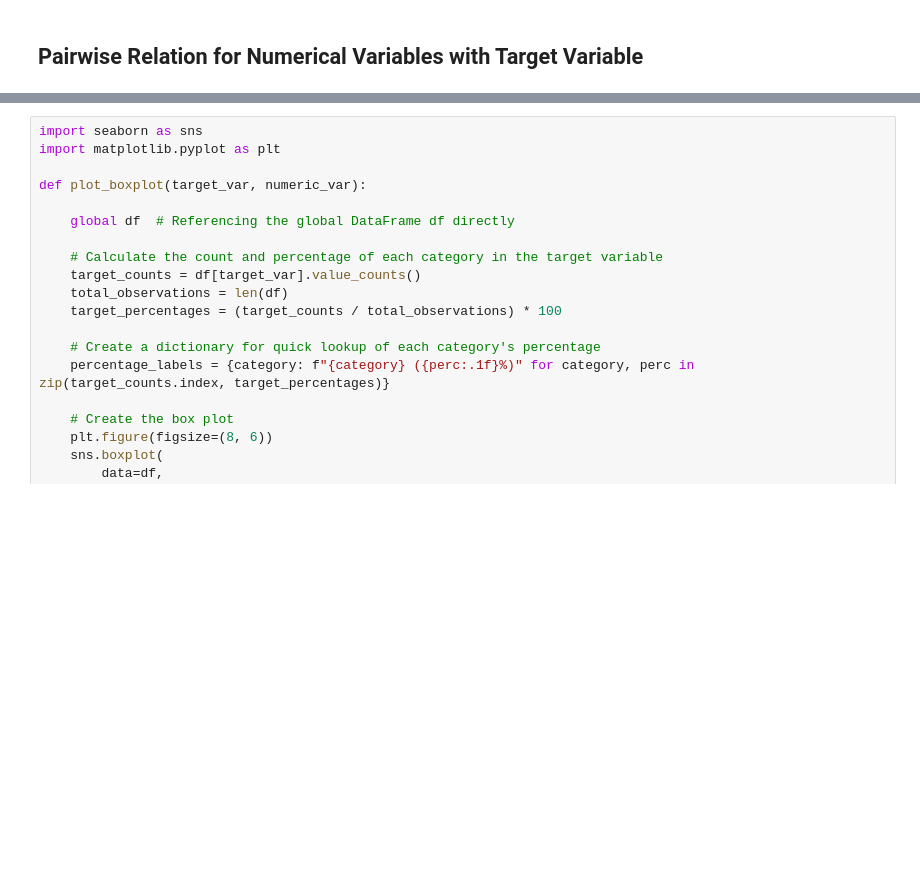
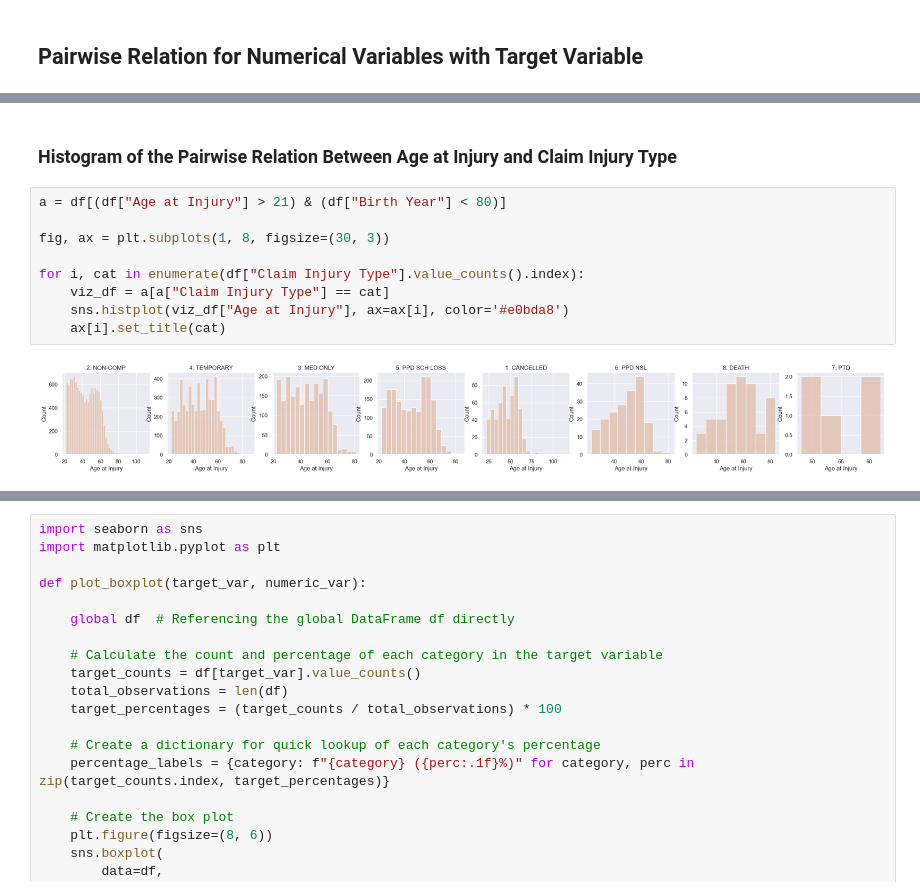
Before and after one commit to DiogoPF/Multiclass_Classification-WCB, a Jupyter notebook: resources/explorative analysis_Isa.ipynb, the cells around one changed output, grey strips where cells are left out. Saved outputs shown, nothing was run; the diff lists cells and outputs as text; blank space fills up the shorter version.

```diff
--- a/resources/explorative analysis_Isa.ipynb
+++ b/resources/explorative analysis_Isa.ipynb
@@ -965,0 +955,13 @@ for feature in numeric:
+# %% [markdown]
+### Histogram of the Pairwise Relation Between Age at Injury and Claim Injury Type
+# %%
+a = df[(df["Age at Injury"] > 21) & (df["Birth Year"] < 80)]
+
+fig, ax = plt.subplots(1, 8, figsize=(30, 3))
+
+for i, cat in enumerate(df["Claim Injury Type"].value_counts().index):
+    viz_df = a[a["Claim Injury Type"] == cat]
+    sns.histplot(viz_df["Age at Injury"], ax=ax[i], color='#e0bda8')
+    ax[i].set_title(cat)
+# %% [output]
+[figure, added]
```
Also changed, not shown: parts of 38 cells of this notebook.
